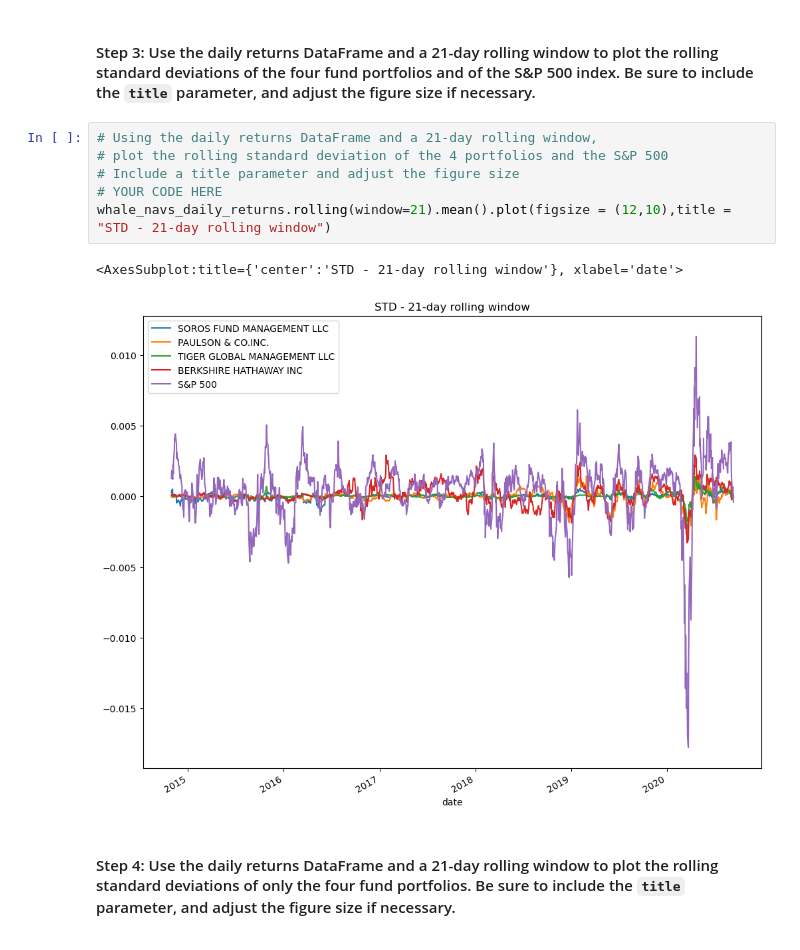
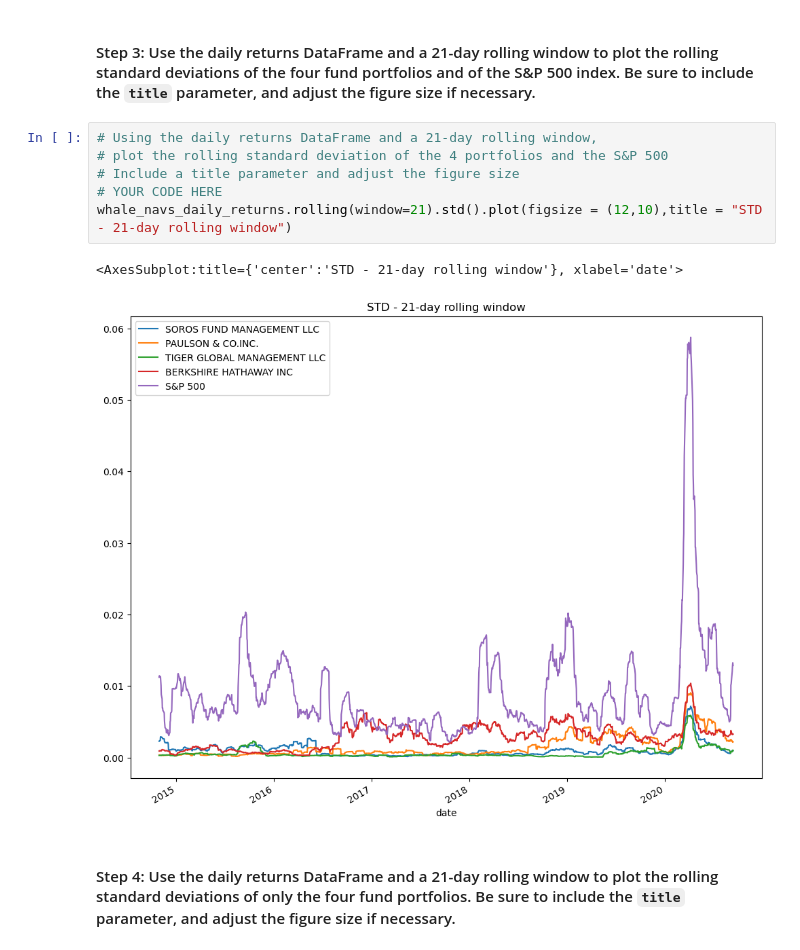
Before and after one commit to halamkim/challenge_04, a Jupyter notebook: Starter_Code 4/risk_return_analysis.ipynb, the cells around one changed output. Saved outputs shown, nothing was run; the diff lists cells and outputs as text.

Commit message:
Fixed the graph in step 3 of 'analyze the volatility'

```diff
--- a/Starter_Code 4/risk_return_analysis.ipynb
+++ b/Starter_Code 4/risk_return_analysis.ipynb
@@ -275,12 +275,12 @@ dtype: float64
 # %%
 # Using the daily returns DataFrame and a 21-day rolling window,
 # plot the rolling standard deviation of the 4 portfolios and the S&P 500
 # Include a title parameter and adjust the figure size
 # YOUR CODE HERE
-whale_navs_daily_returns.rolling(window=21).mean().plot(figsize = (12,10),title = "STD - 21-day rolling window")
+whale_navs_daily_returns.rolling(window=21).std().plot(figsize = (12,10),title = "STD - 21-day rolling window")
 # %% [output]
 <AxesSubplot:title={'center':'STD - 21-day rolling window'}, xlabel='date'>
-[figure, old version]
+[figure, new version]
 # %% [markdown]
 #### Step 4: Use the daily returns DataFrame and a 21-day rolling window to plot the rolling standard deviations of only the four fund portfolios. Be sure to include the `title` parameter, and adjust the figure size if necessary.
 # %%
```
Also changed, not shown: parts of 2 cells of this notebook.
